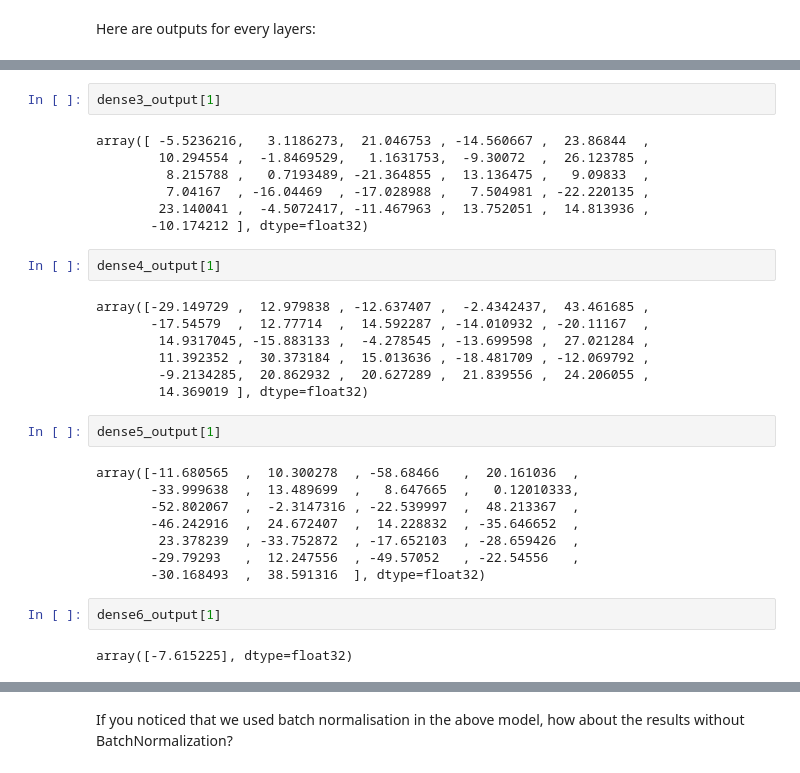
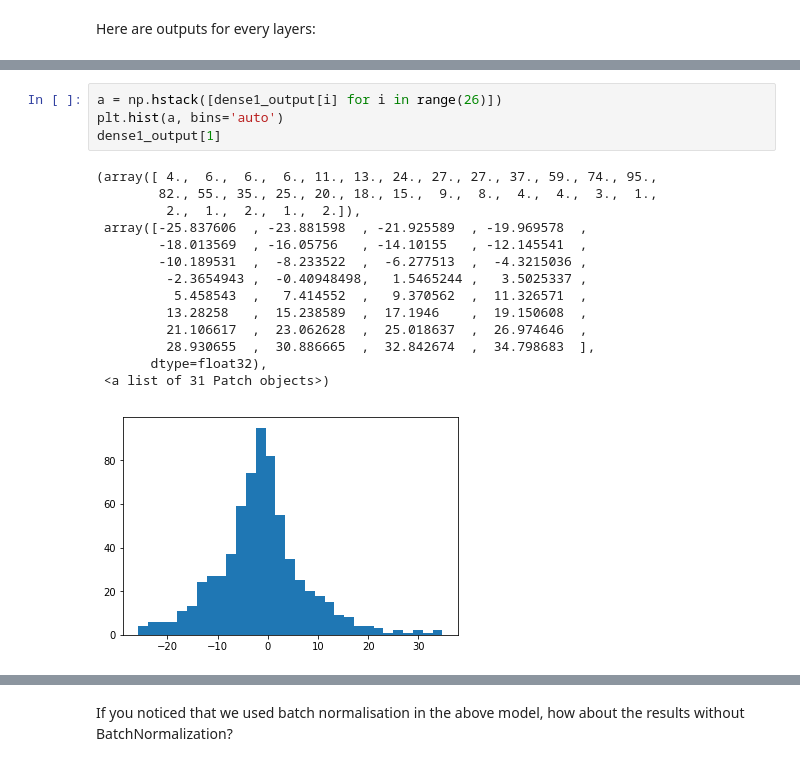
Before and after one commit to xihajun/Data-Science-Deep-learning-Sam-Jun, a Jupyter notebook: project summary/project.ipynb, the cells around one changed output, grey strips where cells are left out. Saved outputs shown, nothing was run; the diff lists cells and outputs as text.

```diff
--- a/project summary/project.ipynb
+++ b/project summary/project.ipynb
@@ -162,32 +144,19 @@ array([-11.271767  ,   6.5271997 ,  -8.815318  ,  19.888922  ,
-# %%
-dense3_output[1]
-# %% [output]
-array([ -5.5236216,   3.1186273,  21.046753 , -14.560667 ,  23.86844  ,
-        10.294554 ,  -1.8469529,   1.1631753,  -9.30072  ,  26.123785 ,
-         8.215788 ,   0.7193489, -21.364855 ,  13.136475 ,   9.09833  ,
-         7.04167  , -16.04469  , -17.028988 ,   7.504981 , -22.220135 ,
-        23.140041 ,  -4.5072417, -11.467963 ,  13.752051 ,  14.813936 ,
-       -10.174212 ], dtype=float32)
-# %%
-dense4_output[1]
-# %% [output]
-array([-29.149729 ,  12.979838 , -12.637407 ,  -2.4342437,  43.461685 ,
-       -17.54579  ,  12.77714  ,  14.592287 , -14.010932 , -20.11167  ,
-        14.9317045, -15.883133 ,  -4.278545 , -13.699598 ,  27.021284 ,
-        11.392352 ,  30.373184 ,  15.013636 , -18.481709 , -12.069792 ,
-        -9.2134285,  20.862932 ,  20.627289 ,  21.839556 ,  24.206055 ,
-        14.369019 ], dtype=float32)
-# %%
-dense5_output[1]
-# %% [output]
-array([-11.680565  ,  10.300278  , -58.68466   ,  20.161036  ,
-       -33.999638  ,  13.489699  ,   8.647665  ,   0.12010333,
-       -52.802067  ,  -2.3147316 , -22.539997  ,  48.213367  ,
-       -46.242916  ,  24.672407  ,  14.228832  , -35.646652  ,
-        23.378239  , -33.752872  , -17.652103  , -28.659426  ,
-       -29.79293   ,  12.247556  , -49.57052   , -22.54556   ,
-       -30.168493  ,  38.591316  ], dtype=float32)
-# %%
-dense6_output[1]
-# %% [output]
-array([-7.615225], dtype=float32)
+# %%
+a = np.hstack([dense1_output[i] for i in range(26)])
+plt.hist(a, bins='auto')
+dense1_output[1]
+# %% [output]
+(array([ 4.,  6.,  6.,  6., 11., 13., 24., 27., 27., 37., 59., 74., 95.,
+        82., 55., 35., 25., 20., 18., 15.,  9.,  8.,  4.,  4.,  3.,  1.,
+         2.,  1.,  2.,  1.,  2.]),
+ array([-25.837606  , -23.881598  , -21.925589  , -19.969578  ,
+        -18.013569  , -16.05756   , -14.10155   , -12.145541  ,
+        -10.189531  ,  -8.233522  ,  -6.277513  ,  -4.3215036 ,
+         -2.3654943 ,  -0.40948498,   1.5465244 ,   3.5025337 ,
+          5.458543  ,   7.414552  ,   9.370562  ,  11.326571  ,
+         13.28258   ,  15.238589  ,  17.1946    ,  19.150608  ,
+         21.106617  ,  23.062628  ,  25.018637  ,  26.974646  ,
+         28.930655  ,  30.886665  ,  32.842674  ,  34.798683  ],
+       dtype=float32),
+ <a list of 31 Patch objects>)
+[figure, added]
```
Also changed, not shown: parts of 92 cells of this notebook.
